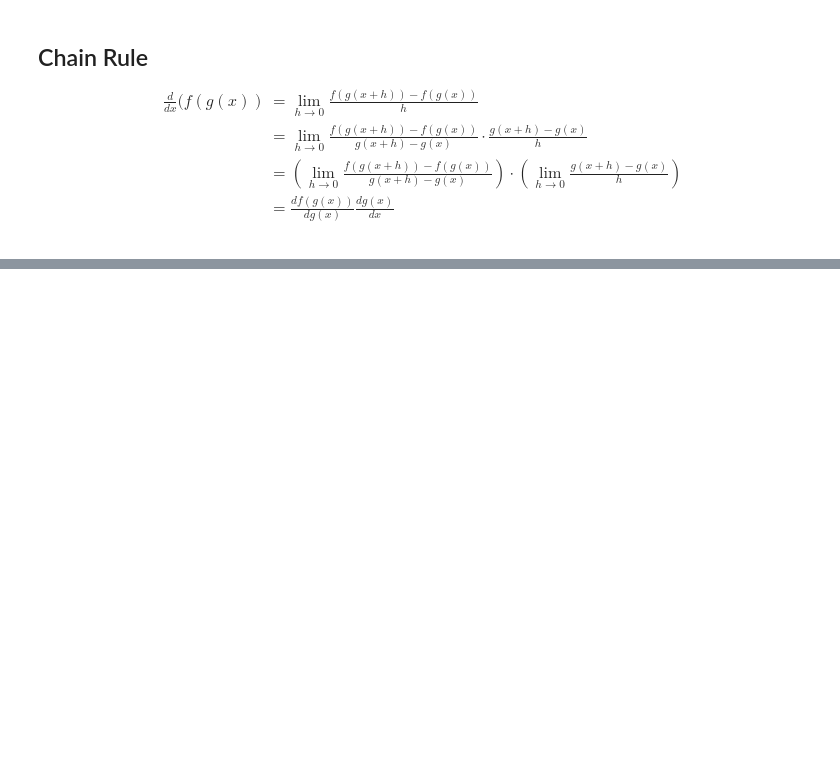
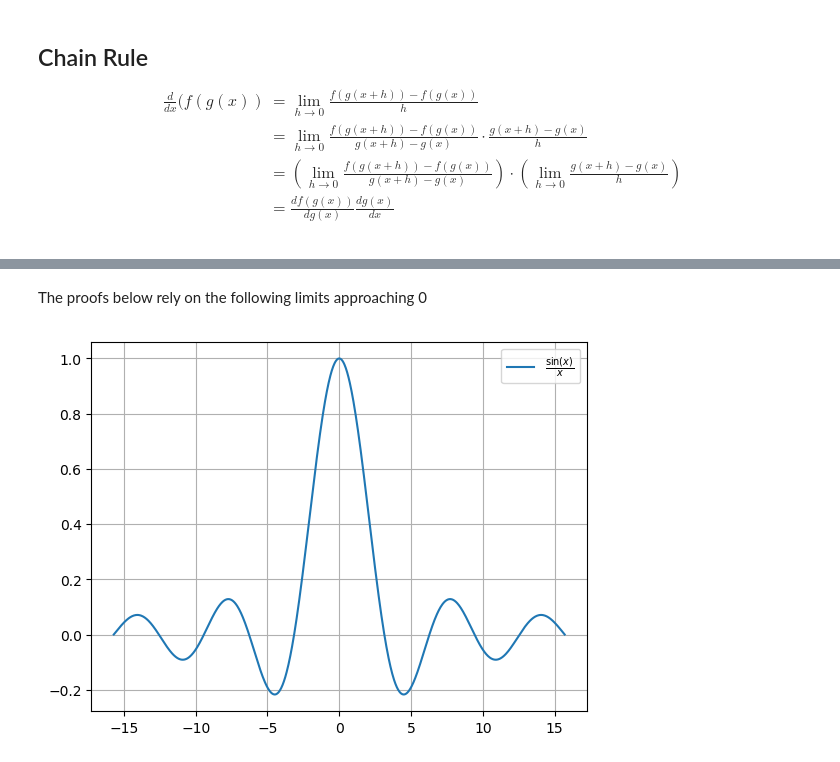
Before and after one commit to chaaland/classical-mechanics-ttm, a Jupyter notebook: Chapter2/Chapter2.ipynb, the cells around one changed output, grey strips where cells are left out. Drawn from its saved outputs; the diff is of its cells as text; code cells hidden in the pictures; blank space fills up the shorter version.

```diff
--- a/Untitled.ipynb
+++ b/Chapter2/Chapter2.ipynb
@@ -195,0 +198,12 @@ $$
+# %% [markdown]
+The proofs below rely on the following limits approaching 0
+# %%
+x_vals = LinRange(-5*pi, 5*pi, 1000)
+y_vals = sin.(x_vals) ./ x_vals
+
+plot(x_vals, y_vals, label=L"\frac{\sin(x)}{x}");
+
+grid("on");
+legend();
+# %% [output]
+[figure, added]
```
Also changed, not shown: parts of 18 cells of this notebook.
